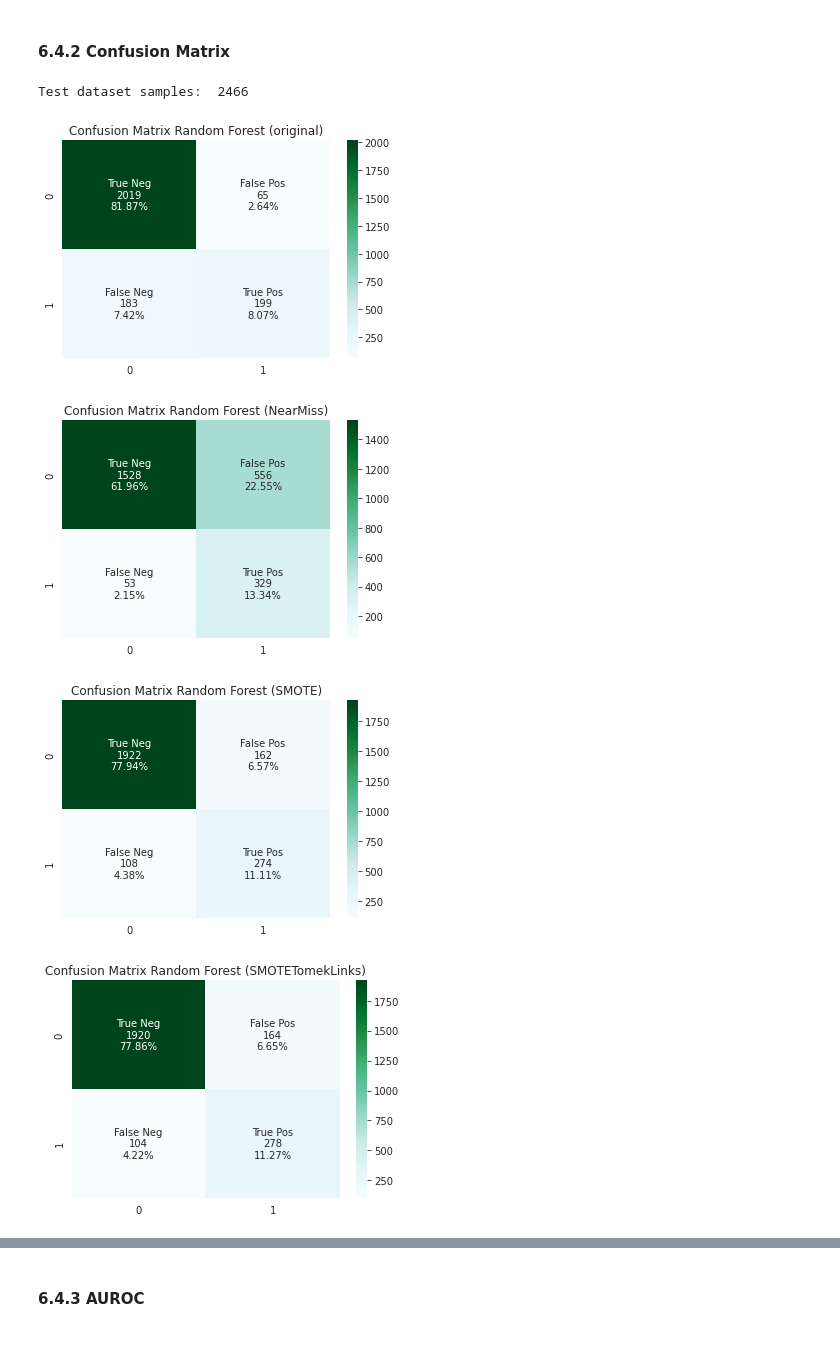
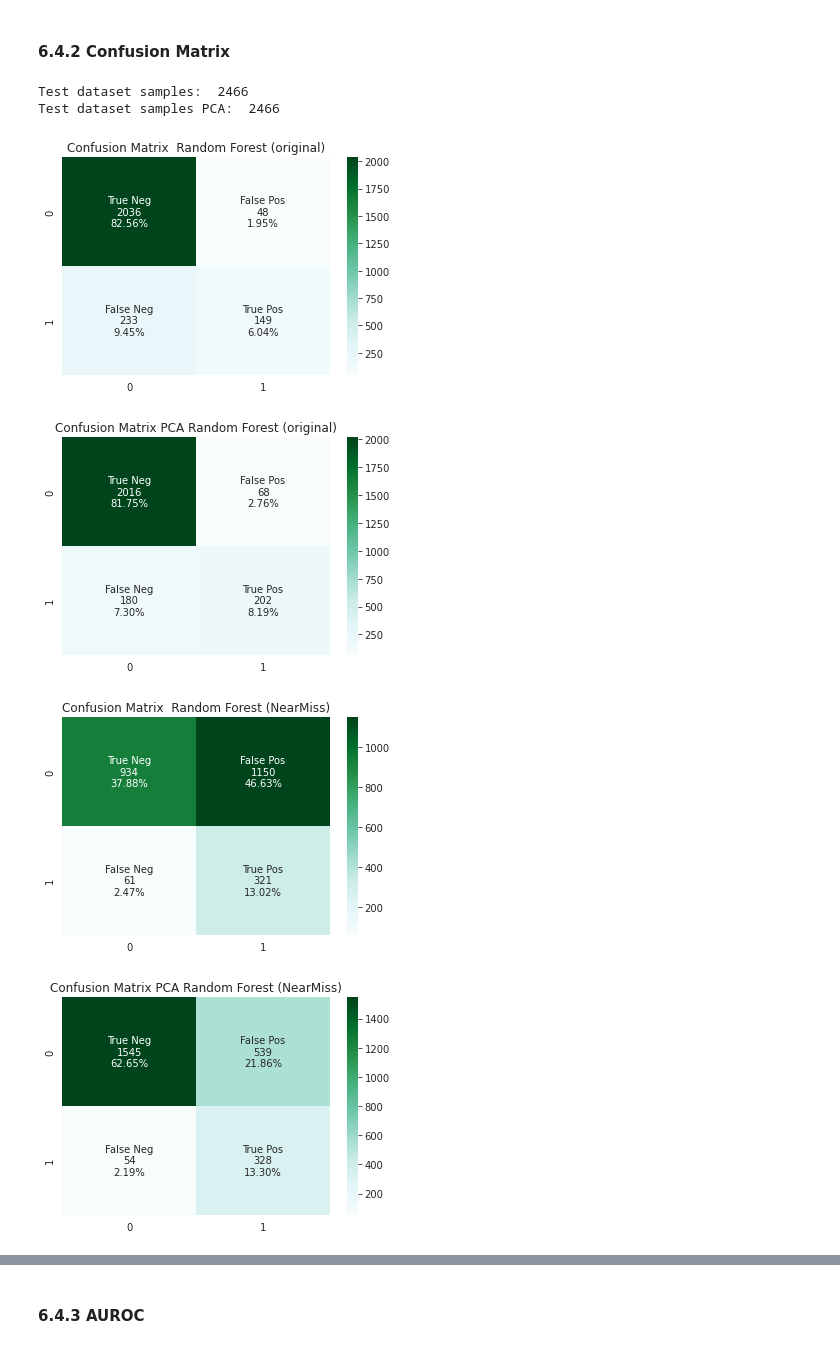
Before and after one commit to andrerubeis/andrerubeis, a Jupyter notebook: final_project_MML.ipynb, the cells around one changed output, grey strips where cells are left out. Drawn from its saved outputs; the diff is of its cells as text; code cells hidden in the pictures.

```diff
--- a/final_project_MML.ipynb
+++ b/final_project_MML.ipynb
@@ -1370,6 +1480,11 @@ results['original']['SVM']['params']= {'kernel':'rbf', 'gamma':'scale', 'C':0.01
 results['undersampling']['SVM']['params']= {'kernel':'poly', 'gamma':'scale', 'C':0.01}
 results['oversampling']['SVM']['params']={'kernel':'poly', 'gamma':'scale', 'C':0.01}
 results['both']['SVM']['params'] = {'kernel':'poly', 'gamma':'scale', 'C':0.01}
+
+results_pca['original']['SVM']['params']= {'kernel':'rbf', 'gamma':'scale', 'C':0.01}
+results_pca['undersampling']['SVM']['params']= {'kernel':'poly', 'gamma':'scale', 'C':0.01}
+results_pca['oversampling']['SVM']['params']={'kernel':'poly', 'gamma':'scale', 'C':0.01}
+results_pca['both']['SVM']['params'] = {'kernel':'poly', 'gamma':'scale', 'C':0.01}
 # %%
 svm = SVC()
 
@@ -1377,4 +1492,9 @@ results['original']['SVM']['predictions'] = svm.set_params(**results['original']
 results['undersampling']['SVM']['predictions'] = svm.set_params(**results['undersampling']['SVM']['params']).fit(X_train_nearmiss, y_train_nearmiss).predict(X_test)
 results['oversampling']['SVM']['predictions'] = svm.set_params(**results['oversampling']['SVM']['params']).fit(X_train_smote, y_train_smote).predict(X_test)
 results['both']['SVM']['predictions'] = svm.set_params(**results['both']['SVM']['params']).fit(X_train_smote_tomek, y_train_smote_tomek).predict(X_test)
+
+results_pca['original']['SVM']['predictions']= svm.set_params(**results_pca['original']['SVM']['params']).fit(X_train_pca, y_train_pca).predict(X_test_pca)
+results_pca['undersampling']['SVM']['predictions'] = svm.set_params(**results_pca['undersampling']['SVM']['params']).fit(X_train_nearmiss_pca, y_train_nearmiss_pca).predict(X_test_pca)
+results_pca['oversampling']['SVM']['predictions'] = svm.set_params(**results_pca['oversampling']['SVM']['params']).fit(X_train_smote_pca, y_train_smote_pca).predict(X_test_pca)
+results_pca['both']['SVM']['predictions'] = svm.set_params(**results_pca['both']['SVM']['params']).fit(X_train_smote_tomek_pca, y_train_smote_tomek_pca).predict(X_test_pca)
 # %%
@@ -1433,6 +1609,11 @@ results['original']['RF']['params']= {'n_estimators':100, 'max_features':'log2'}
 results['undersampling']['RF']['params']= {'n_estimators':100, 'max_features':'sqrt'}
 results['oversampling']['RF']['params']={'n_estimators':100, 'max_features':'sqrt'}
 results['both']['RF']['params'] = {'n_estimators':1000, 'max_features':'sqrt'}
+
+results['original']['RF']['params']= {'n_estimators':100, 'max_features':'sqrt'}
+results['undersampling']['RF']['params']= {'n_estimators':10, 'max_features':'sqrt'}
+results['oversampling']['RF']['params']={'n_estimators':1000, 'max_features':'log2'}
+results['both']['RF']['params'] = {'n_estimators':1000, 'max_features':'log2'}
 # %%
 rf = RandomForestClassifier()
 
@@ -1440,18 +1621,32 @@ results['original']['RF']['predictions'] = rf.set_params(**results['original']['
 results['undersampling']['RF']['predictions'] = rf.set_params(**results['undersampling']['RF']['params']).fit(X_train_nearmiss, y_train_nearmiss).predict(X_test)
 results['oversampling']['RF']['predictions'] = rf.set_params(**results['oversampling']['RF']['params']).fit(X_train_smote, y_train_smote).predict(X_test)
 results['both']['RF']['predictions'] = rf.set_params(**results['both']['RF']['params']).fit(X_train_smote_tomek, y_train_smote_tomek).predict(X_test)
+
+results_pca['original']['RF']['predictions']= rf.set_params(**results_pca['original']['RF']['params']).fit(X_train_pca, y_train_pca).predict(X_test_pca)
+results_pca['undersampling']['RF']['predictions'] = rf.set_params(**results_pca['undersampling']['RF']['params']).fit(X_train_nearmiss_pca, y_train_nearmiss_pca).predict(X_test_pca)
+results_pca['oversampling']['RF']['predictions'] = rf.set_params(**results_pca['oversampling']['RF']['params']).fit(X_train_smote_pca, y_train_smote_pca).predict(X_test_pca)
+results_pca['both']['RF']['predictions'] = rf.set_params(**results_pca['both']['RF']['params']).fit(X_train_smote_tomek_pca, y_train_smote_tomek_pca).predict(X_test_pca)
 # %% [markdown]
 #### 6.4.2 Confusion Matrix
 # %%
 print('Test dataset samples: ', len(y_test))#vmin=-1, vmax=1,center=0, fmt='.2g',cmap='GnBu
+print('Test dataset samples PCA: ', len(y_test_pca))#vmin=-1, vmax=1,center=0, fmt='.2g',cmap='GnBu
 
-confusion_matrixes('RF', 'original')
-confusion_matrixes('RF', 'undersampling')
-confusion_matrixes('RF', 'oversampling')
-confusion_matrixes('RF', 'both')
+confusion_matrixes('RF', 'original', results)
+confusion_matrixes('RF', 'original', results_pca, pca='PCA')
+
+confusion_matrixes('RF', 'undersampling', results)
+confusion_matrixes('RF', 'undersampling', results_pca, pca='PCA')
+
+confusion_matrixes('RF', 'oversampling',results)
+confusion_matrixes('RF', 'oversampling',results_pca, pca='PCA')
+
+confusion_matrixes('RF', 'both', results)
+confusion_matrixes('RF', 'both', results_pca, pca='PCA')
 # %% [output]
 Test dataset samples:  2466
+Test dataset samples PCA:  2466
 [figure]
-[figure, old version]
+[figure, new version]
-[figure, old version]
+[figure, new version]
-[figure, old version]
+[figure, new version]
```
Also changed, not shown: parts of 52 cells of this notebook.
